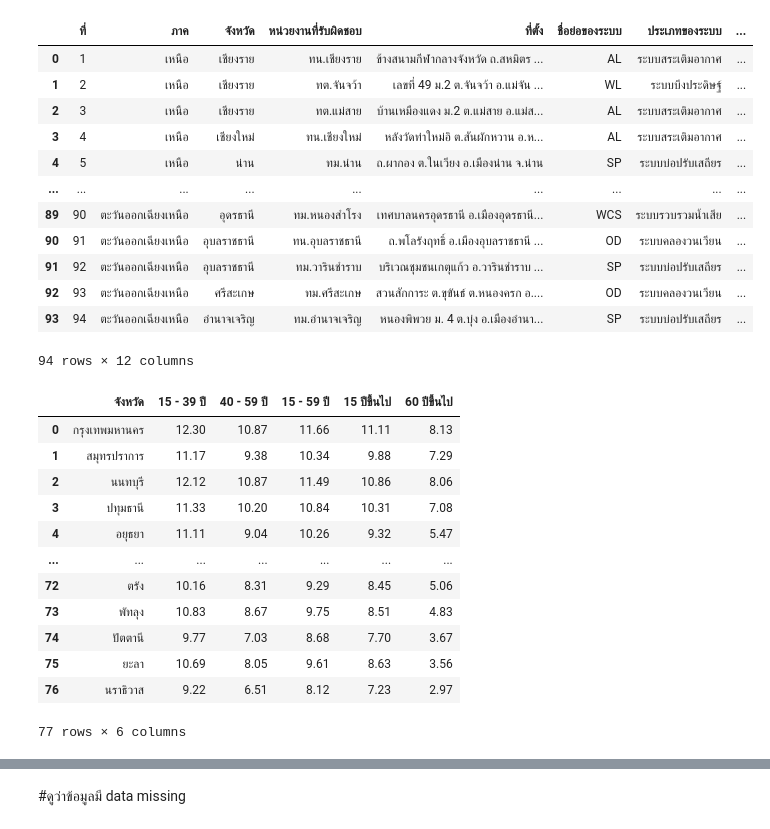
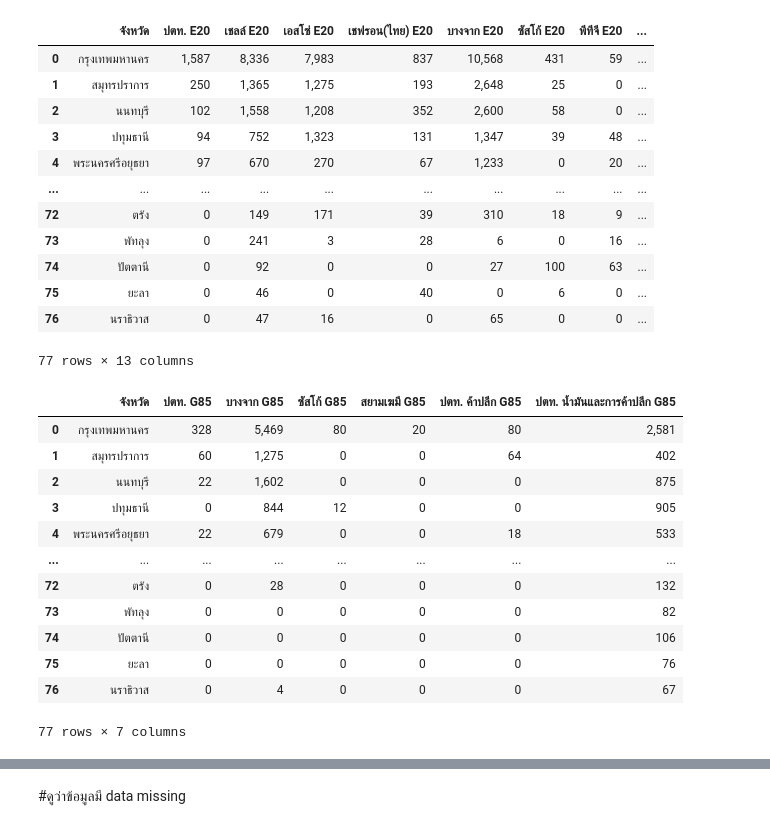
Before and after one commit to chalarm1405/DWDM21_, a Jupyter notebook: Project for Group.ipynb, the cells around one changed output, grey strips where cells are left out. Saved outputs shown, nothing was run; the diff lists cells and outputs as text; code cells hidden in the pictures.

```diff
--- a/Project for Group.ipynb
+++ b/Project for Group.ipynb
@@ -11,37 +11,37 @@ Mounted at /content/drive
 import os # os ไว้จัดการไฟล์และถาท ถาทคือที่อยู่ของไฟล์
 # %%
 path = '/content/drive/My Drive/DWDM2021_DATA' #ชื่อ path ชี้ไปไฟล์ที่เราต้องการ
-data_k = pd.read_csv(os.path.join(path,'wastewater-treatment-system-july-2021.csv'))
+data_k = pd.read_csv(os.path.join(path,'E20.csv'))
 data_k #ข้อมูลหลักชุดที่ 1
 # %% [output]
-|  | ที่ | ภาค | จังหวัด | หน่วยงานที่รับผิดชอบ | ที่ตั้ง | ชื่อย่อของระบบ | ประเภทของระบบ | ... |
-| 0 | 1 | เหนือ | เชียงราย | ทน.เชียงราย | ข้างสนามกีฬากลางจังหวัด ถ.สหมิตร ... | AL | ระบบสระเติมอากาศ | ... |
-| 1 | 2 | เหนือ | เชียงราย | ทต.จันจว้า | เลขที่ 49 ม.2 ต.จันจว้า อ.แม่จัน ... | WL | ระบบบึงประดิษฐ์ | ... |
-| 2 | 3 | เหนือ | เชียงราย | ทต.แม่สาย | บ้านเหมืองแดง ม.2 ต.แม่สาย อ.แม่ส... | AL | ระบบสระเติมอากาศ | ... |
-| 3 | 4 | เหนือ | เชียงใหม่ | ทน.เชียงใหม่ | หลังวัดท่าใหม่อิ ต.สันผักหวาน อ.ห... | AL | ระบบสระเติมอากาศ | ... |
-| 4 | 5 | เหนือ | น่าน | ทม.น่าน | ถ.ผากอง ต.ในเวียง อ.เมืองน่าน จ.น่าน | SP | ระบบบ่อปรับเสถียร | ... |
-| ... | ... | ... | ... | ... | ... | ... | ... | ... |
-| 89 | 90 | ตะวันออกเฉียงเหนือ | อุดรธานี | ทม.หนองสำโรง | เทศบาลนครอุดรธานี อ.เมืองอุดรธานี... | WCS | ระบบรวบรวมน้ำเสีย | ... |
-| 90 | 91 | ตะวันออกเฉียงเหนือ | อุบลราชธานี | ทน.อุบลราชธานี | ถ.พโลรังฤทธิ์ อ.เมืองอุบลราชธานี ... | OD | ระบบคลองวนเวียน | ... |
-| 91 | 92 | ตะวันออกเฉียงเหนือ | อุบลราชธานี | ทม.วารินชำราบ | บริเวณชุมชนเกตุแก้ว อ.วารินชำราบ ... | SP | ระบบบ่อปรับเสถียร | ... |
-| 92 | 93 | ตะวันออกเฉียงเหนือ | ศรีสะเกษ | ทม.ศรีสะเกษ | สวนสักการะ ต.ขุขันธ์ ต.หนองครก อ.... | OD | ระบบคลองวนเวียน | ... |
-| 93 | 94 | ตะวันออกเฉียงเหนือ | อำนาจเจริญ | ทม.อำนาจเจริญ | หนองพิพวย ม. 4 ต.บุ่ง อ.เมืองอำนา... | SP | ระบบบ่อปรับเสถียร | ... |
+|  | จังหวัด | ปตท. E20 | เชลล์ E20 | เอสโซ่ E20 | เชฟรอน(ไทย) E20 | บางจาก E20 | ซัสโก้ E20 | พีทีจี E20 | ... |
+| 0 | กรุงเทพมหานคร | 1,587 | 8,336 | 7,983 | 837 | 10,568 | 431 | 59 | ... |
+| 1 | สมุทรปราการ | 250 | 1,365 | 1,275 | 193 | 2,648 | 25 | 0 | ... |
+| 2 | นนทบุรี | 102 | 1,558 | 1,208 | 352 | 2,600 | 58 | 0 | ... |
+| 3 | ปทุมธานี | 94 | 752 | 1,323 | 131 | 1,347 | 39 | 48 | ... |
+| 4 | พระนครศรีอยุธยา | 97 | 670 | 270 | 67 | 1,233 | 0 | 20 | ... |
+| ... | ... | ... | ... | ... | ... | ... | ... | ... | ... |
+| 72 | ตรัง | 0 | 149 | 171 | 39 | 310 | 18 | 9 | ... |
+| 73 | พัทลุง | 0 | 241 | 3 | 28 | 6 | 0 | 16 | ... |
+| 74 | ปัตตานี | 0 | 92 | 0 | 0 | 27 | 100 | 63 | ... |
+| 75 | ยะลา | 0 | 46 | 0 | 40 | 0 | 6 | 0 | ... |
+| 76 | นราธิวาส | 0 | 47 | 16 | 0 | 65 | 0 | 0 | ... |
-94 rows × 12 columns
+77 rows × 13 columns
 # %%
-data_ka = pd.read_csv(os.path.join(path,'edavg_proage62 (1).csv'))
+data_ka = pd.read_csv(os.path.join(path,'G85.csv'))
 data_ka.dropna() #ข้อมูลรองชุดที่ 2
 # %% [output]
-|  | จังหวัด | 15 - 39 ปี | 40 - 59 ปี | 15 - 59 ปี | 15 ปีขึ้นไป | 60 ปีขึ้นไป |
-| 0 | กรุงเทพมหานคร | 12.30 | 10.87 | 11.66 | 11.11 | 8.13 |
-| 1 | สมุทรปราการ | 11.17 | 9.38 | 10.34 | 9.88 | 7.29 |
-| 2 | นนทบุรี | 12.12 | 10.87 | 11.49 | 10.86 | 8.06 |
-| 3 | ปทุมธานี | 11.33 | 10.20 | 10.84 | 10.31 | 7.08 |
-| 4 | อยุธยา | 11.11 | 9.04 | 10.26 | 9.32 | 5.47 |
-| ... | ... | ... | ... | ... | ... | ... |
-| 72 | ตรัง | 10.16 | 8.31 | 9.29 | 8.45 | 5.06 |
-| 73 | พัทลุง | 10.83 | 8.67 | 9.75 | 8.51 | 4.83 |
-| 74 | ปัตตานี | 9.77 | 7.03 | 8.68 | 7.70 | 3.67 |
-| 75 | ยะลา | 10.69 | 8.05 | 9.61 | 8.63 | 3.56 |
-| 76 | นราธิวาส | 9.22 | 6.51 | 8.12 | 7.23 | 2.97 |
+|  | จังหวัด | ปตท. G85 | บางจาก G85 | ซัสโก้ G85 | สยามเฆมี G85 | ปตท. ค้าปลีก G85 | ปตท. น้ำมันและการค้าปลีก G85 |
+| 0 | กรุงเทพมหานคร | 328 | 5,469 | 80 | 20 | 80 | 2,581 |
+| 1 | สมุทรปราการ | 60 | 1,275 | 0 | 0 | 64 | 402 |
+| 2 | นนทบุรี | 22 | 1,602 | 0 | 0 | 0 | 875 |
+| 3 | ปทุมธานี | 0 | 844 | 12 | 0 | 0 | 905 |
+| 4 | พระนครศรีอยุธยา | 22 | 679 | 0 | 0 | 18 | 533 |
+| ... | ... | ... | ... | ... | ... | ... | ... |
+| 72 | ตรัง | 0 | 28 | 0 | 0 | 0 | 132 |
+| 73 | พัทลุง | 0 | 0 | 0 | 0 | 0 | 82 |
+| 74 | ปัตตานี | 0 | 0 | 0 | 0 | 0 | 106 |
+| 75 | ยะลา | 0 | 0 | 0 | 0 | 0 | 76 |
+| 76 | นราธิวาส | 0 | 4 | 0 | 0 | 0 | 67 |
-77 rows × 6 columns
+77 rows × 7 columns
 # %%
```
Also changed, not shown: parts of 17 cells of this notebook.
